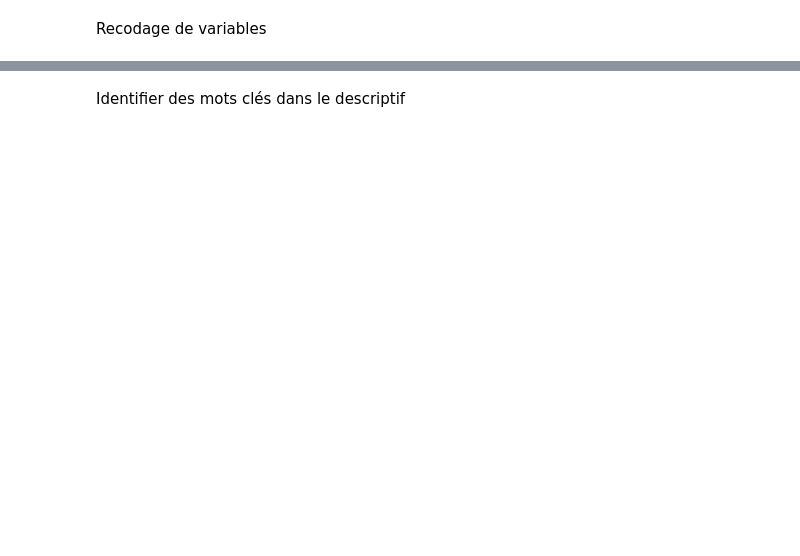
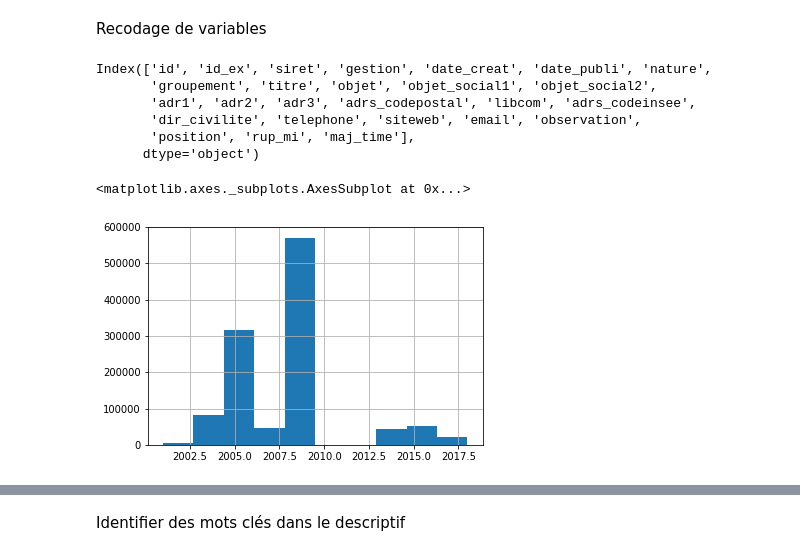
Before and after one commit to emilienschultz/ACCE-public, a Jupyter notebook: Analyse du fichier des associations françaises - projet ACCE.ipynb, the cells around one changed output, grey strips where cells are left out. Saved outputs shown, nothing was run; the diff lists cells and outputs as text; code cells hidden in the pictures; blank space fills up the shorter version.

```diff
--- a/Analyse du fichier des associations françaises - projet ACCE.ipynb
+++ b/Analyse du fichier des associations françaises - projet ACCE.ipynb
@@ -50,3 +35,6 @@ data[0:10]
+# %%
+data_imp["objet"] = data_imp["objet"].str.lower()
+data["objet"] = data["objet"].str.lower()
 # %% [markdown]
 Recodage de variables
 # %%
@@ -66,0 +55,21 @@ data[data["duree"]<0]=None
+# %%
+data_imp.columns
+# %% [output]
+Index(['id', 'id_ex', 'siret', 'gestion', 'date_creat', 'date_publi', 'nature',
+       'groupement', 'titre', 'objet', 'objet_social1', 'objet_social2',
+       'adr1', 'adr2', 'adr3', 'adrs_codepostal', 'libcom', 'adrs_codeinsee',
+       'dir_civilite', 'telephone', 'siteweb', 'email', 'observation',
+       'position', 'rup_mi', 'maj_time'],
+      dtype='object')
+# %%
+data_imp['date_creation'] = pd.to_datetime(data_imp['date_creat'],errors='coerce')
+data_imp['year_creation'] = data_imp['date_creation'].apply(lambda x : x.year)
+data_imp['date_maj'] = pd.to_datetime(data_imp['maj_time'],errors='coerce')
+data_imp['year_maj'] = data_imp['date_maj'].apply(lambda x : x.year)
+
+data_imp["num"]=1
+# %%
+data_imp['year_maj'].hist(bins=10)
+# %% [output]
+<matplotlib.axes._subplots.AxesSubplot at 0x...>
+[figure, added]
```
Also changed, not shown: parts of 32 cells of this notebook.
